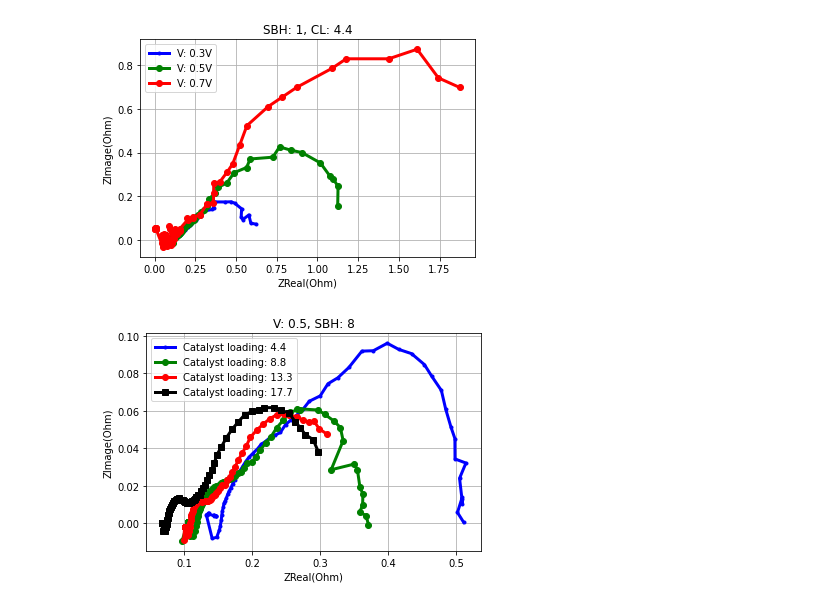
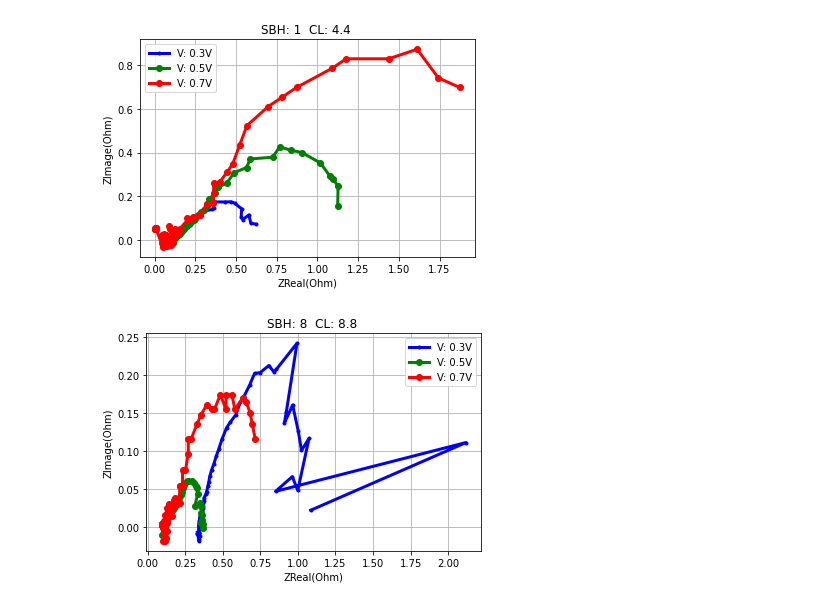
Before and after one commit to ECSIM/dbfc-dataset, a Jupyter notebook: Notebooks/Acta Catalyst.ipynb, the cells around one changed output. Cells and saved outputs as stored; diff of their text form; code cells hidden in the pictures.

```diff
--- a/Notebooks/Acta Catalyst.ipynb
+++ b/Notebooks/Acta Catalyst.ipynb
@@ -16,6 +16,6 @@ impedance_plot(data, SBH=1, CL=4.4)
 # %% [output]
 [figure]
 # %%
-impedance_plot(data, SBH=8, V=0.5)
+impedance_plot(data, SBH=8, CL=8.8)
 # %% [output]
-[figure, old version]
+[figure, new version]
```
Also changed, not shown: parts of 1 cell of this notebook, 2 other files.
